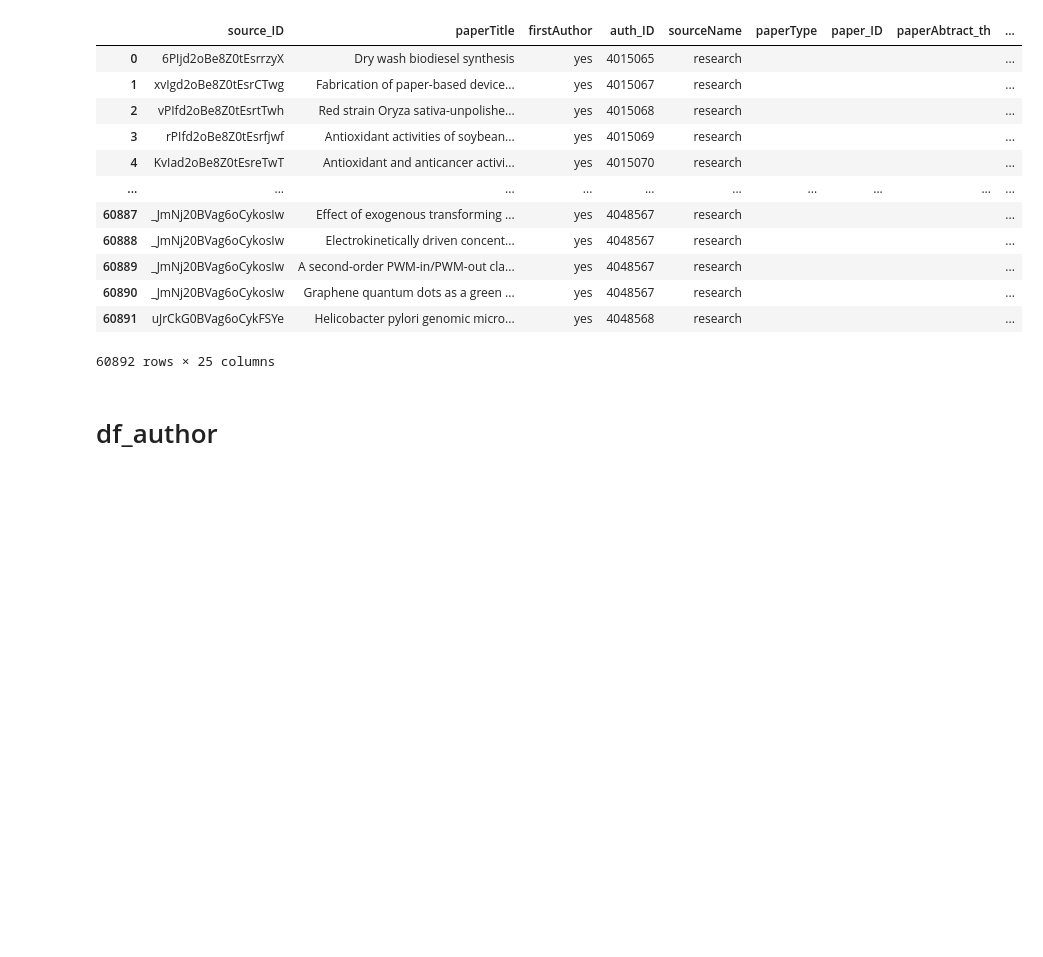
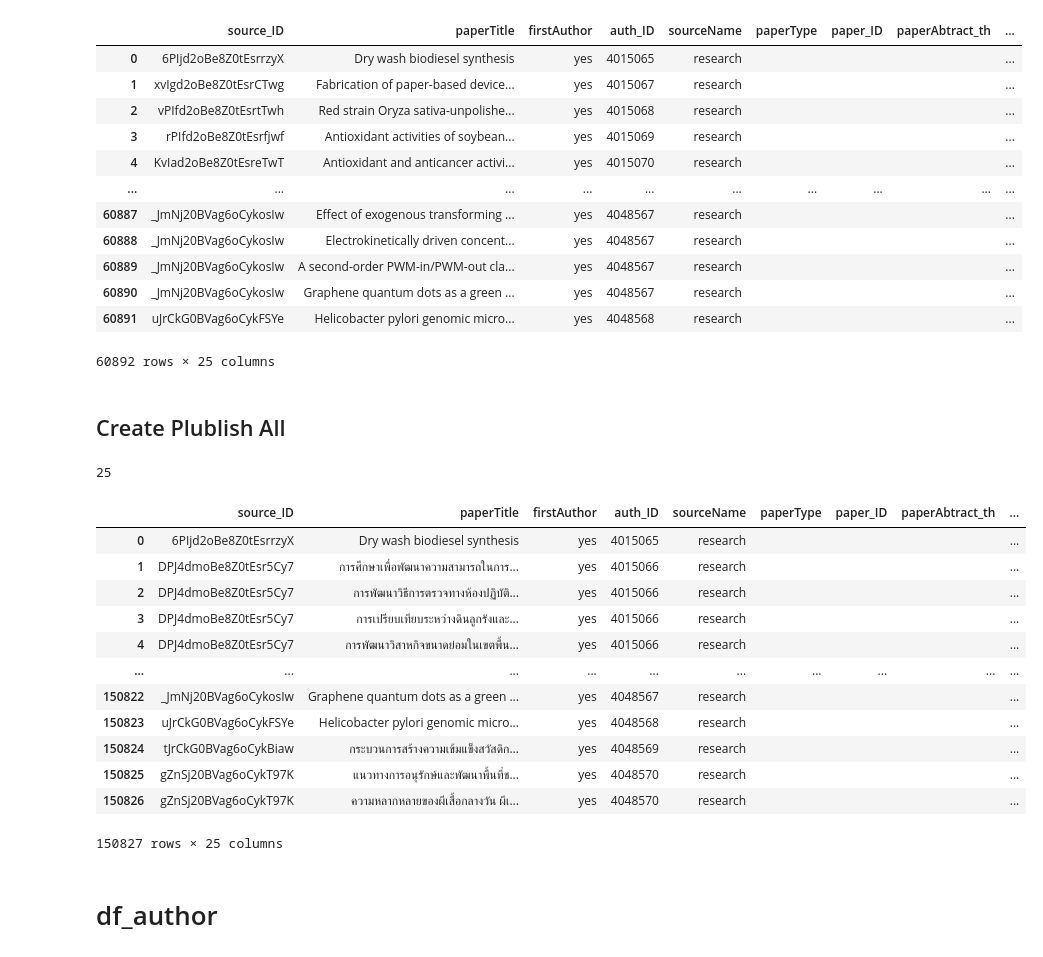
Before and after one commit to CakeNuthep/Create_Knowledge_Graph, a Jupyter notebook: Research_extraction.ipynb, the cells around one changed output. Drawn from its saved outputs; the diff is of its cells as text; code cells hidden in the pictures; blank space fills up the shorter version.

Commit message:
Add Publish All

```diff
--- a/Research_extraction.ipynb
+++ b/Research_extraction.ipynb
@@ -291,6 +291,12 @@ result_other = pd.merge(df_other,
                        left_on='_source.name',
                        right_on='_source.name',
                        how='left')
+
+result_all = pd.merge(df_new,
+                       df_unique_name,
+                       left_on='_source.name',
+                       right_on='_source.name',
+                       how='left')
 # %%
 result_thai
 # %% [output]
@@ -513,6 +519,60 @@ result_eng
 | 60890 | _JmNj20BVag6oCykosIw | Graphene quantum dots as a green ... | yes | 4048567 | research |  |  |  | ... |
 | 60891 | uJrCkG0BVag6oCykFSYe | Helicobacter pylori genomic micro... | yes | 4048568 | research |  |  |  | ... |
 60892 rows × 25 columns
+# %% [markdown]
+## Create Plublish All
+# %%
+result_all = result_all.rename(columns={"id": "auth_ID", "first_author": "firstAuthor","_id":"source_ID","_source.research":"paperTitle"})
+# %%
+result_all = result_all.drop(['_index', '_type', '_score',
+       '_source.createdDate','_source.name','language'],axis=1)
+# %%
+# result_all['auth_ID'] = ''
+# result_all["firstAuthor"] = ''
+result_all['sourceName'] = 'research'
+result_all['paperType'] = ''
+
+result_all['paper_ID']=''
+# result_all['paperTitle']=''
+result_all['paperAbtract_th'] = ''
+result_all['paperAbtract_en'] = ''
+result_all['paperKeywords'] = ''
+result_all['paperPage'] = ''
+result_all['publishedDate'] = ''
+result_all['publishedYear'] = ''
+result_all['publisherName'] = ''
+result_all['bookName'] = ''
+result_all['bookNo'] = ''
+result_all['bookVolume'] = ''
+
+result_all['bookEditor'] = ''
+result_all['bookSeries'] = ''
+result_all['Fund'] = ''
+result_all['DOI'] = ''
+result_all['ISSN'] = ''
+result_all['citation'] = ''
+result_all['refURL']=''
+result_all['crossRef'] = ''
+# %%
+len(result_all.columns)
+# %% [output]
+25
+# %%
+result_all
+# %% [output]
+|  | source_ID | paperTitle | firstAuthor | auth_ID | sourceName | paperType | paper_ID | paperAbtract_th | ... |
+| 0 | 6PIjd2oBe8Z0tEsrrzyX | Dry wash biodiesel synthesis | yes | 4015065 | research |  |  |  | ... |
+| 1 | DPJ4dmoBe8Z0tEsr5Cy7 | การศึกษาเพื่อพัฒนาความสามารถในการ... | yes | 4015066 | research |  |  |  | ... |
+| 2 | DPJ4dmoBe8Z0tEsr5Cy7 | การพัฒนาวิธีการตรวจทางห้องปฏิบัติ... | yes | 4015066 | research |  |  |  | ... |
+| 3 | DPJ4dmoBe8Z0tEsr5Cy7 | การเปรียบเทียบระหว่างดินลูกรังและ... | yes | 4015066 | research |  |  |  | ... |
+| 4 | DPJ4dmoBe8Z0tEsr5Cy7 | การพัฒนาวิสาหกิจขนาดย่อมในเขตพื้น... | yes | 4015066 | research |  |  |  | ... |
+| ... | ... | ... | ... | ... | ... | ... | ... | ... | ... |
+| 150822 | _JmNj20BVag6oCykosIw | Graphene quantum dots as a green ... | yes | 4048567 | research |  |  |  | ... |
+| 150823 | uJrCkG0BVag6oCykFSYe | Helicobacter pylori genomic micro... | yes | 4048568 | research |  |  |  | ... |
+| 150824 | tJrCkG0BVag6oCykBiaw | กระบวนการสร้างความเข้มแข็งสวัสดิก... | yes | 4048569 | research |  |  |  | ... |
+| 150825 | gZnSj20BVag6oCykT97K | แนวทางการอนุรักษ์และพัฒนาพื้นที่ช... | yes | 4048570 | research |  |  |  | ... |
+| 150826 | gZnSj20BVag6oCykT97K | ความหลากหลายของผีเสื้อกลางวัน ผีเ... | yes | 4048570 | research |  |  |  | ... |
+150827 rows × 25 columns
 # %% [markdown]
 # df_author
 # %%
```
Also changed, not shown: parts of 1 cell of this notebook.
